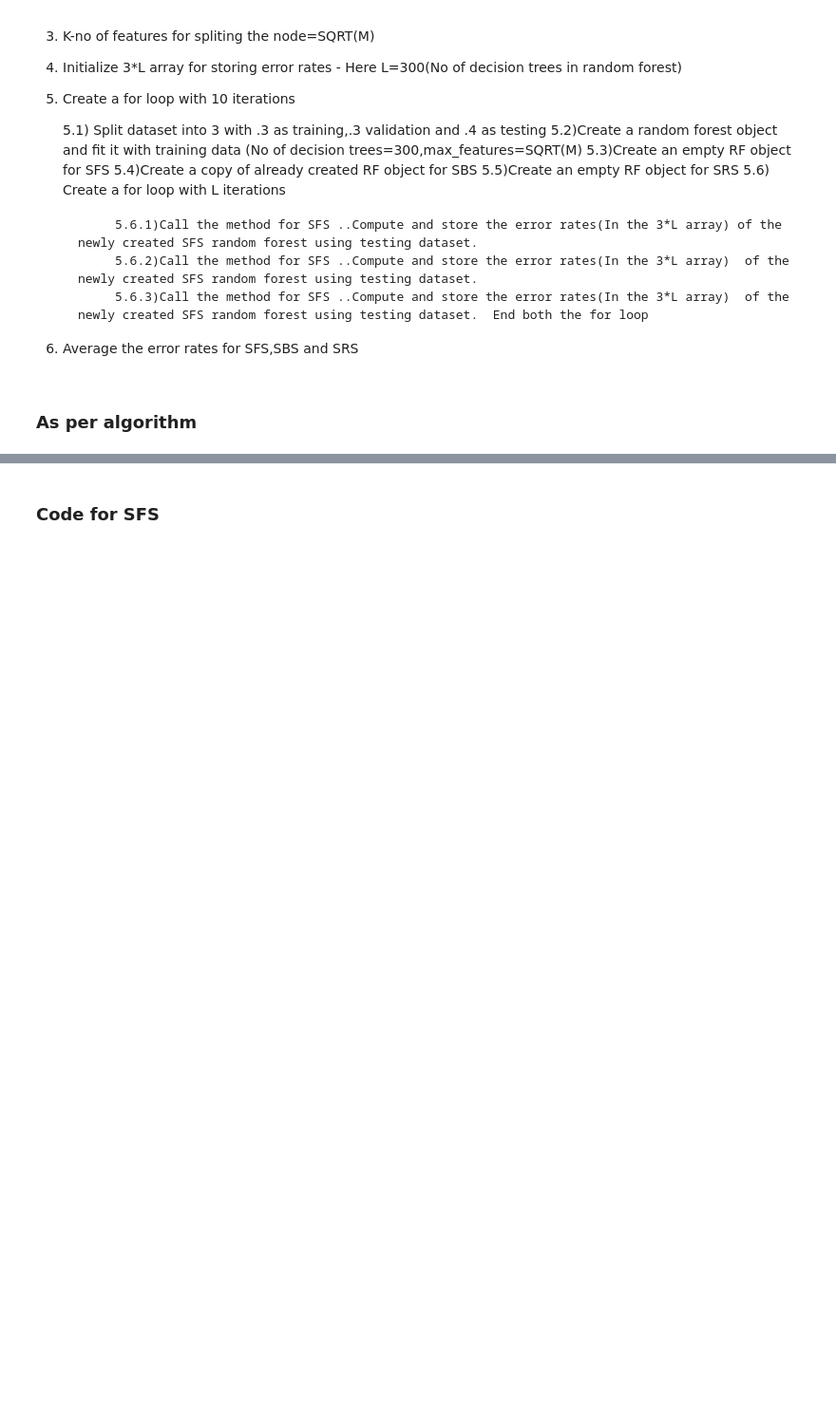
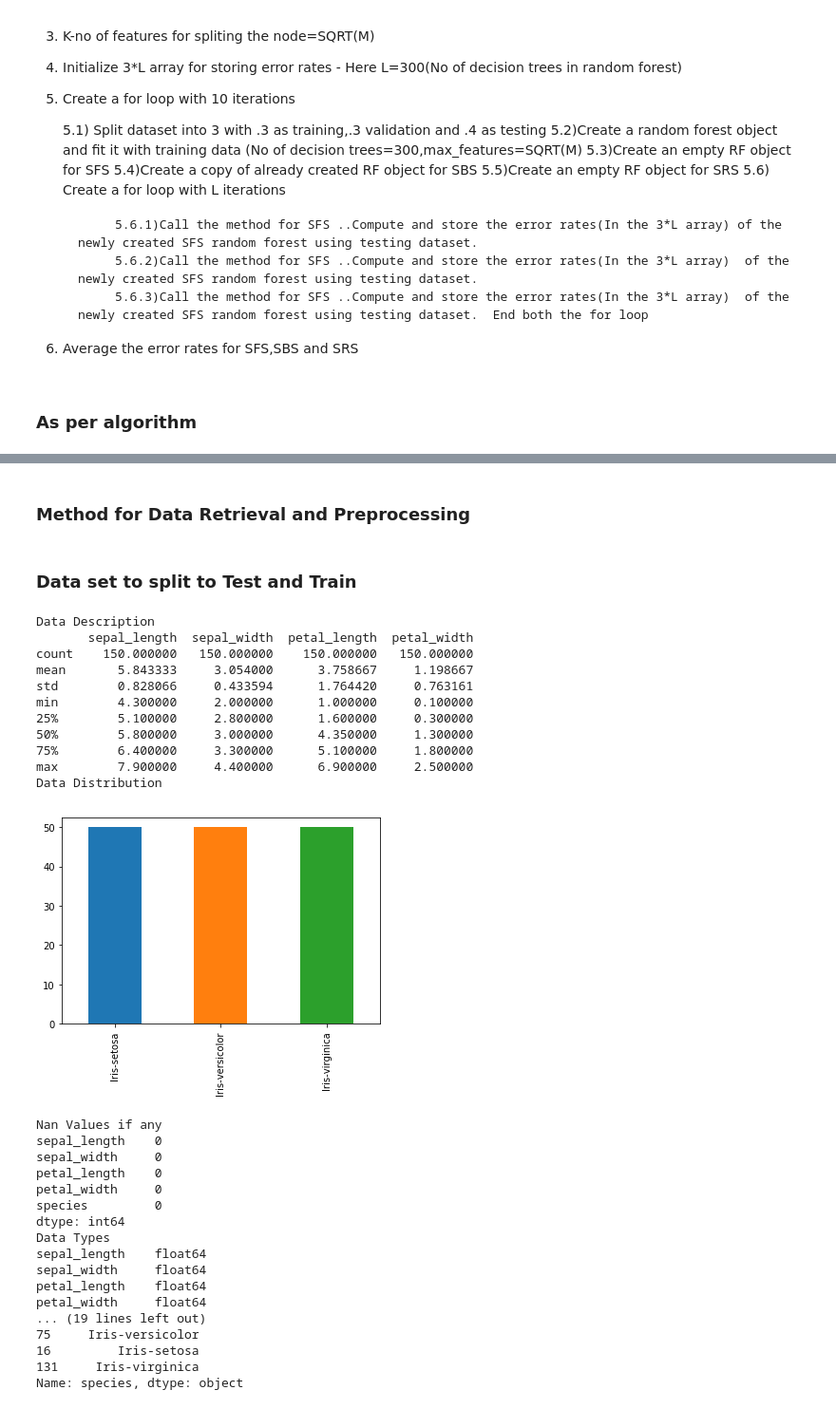
Before and after one commit to RoseMinu/Random-Forest-Pruning-Techniques, a Jupyter notebook: Research Paper Implementation/2_On_Selection_Of_Decision_Trees_In_Random_Forest.ipynb, the cells around one changed output, grey strips where cells are left out. Shown at 95% size. Drawn from its saved outputs; the diff is of its cells as text; code cells hidden in the pictures; blank space fills up the shorter version.

Commit message:
Modifications made
Notebook works without any .. Double checked with different datasets

```diff
--- a/Research Paper Implementation/2_On_Selection_Of_Decision_Trees_In_Random_Forest.ipynb
+++ b/Research Paper Implementation/2_On_Selection_Of_Decision_Trees_In_Random_Forest.ipynb
@@ -76,0 +269,4 @@ def data_split():
+# %% [markdown]
+### Method for Data Retrieval and Preprocessing
+# %% [markdown]
+### Data set to split to Test and Train
@@ -77,2 +311,50 @@ def data_split():
+# %%
+
+# #Data Set Reading
+# # list for column headers
+# names = ['Preg', 'Plas', 'Pres', 'Skin', 'Test', 'Mass', 'Pedi', 'Age', 'Class']
+# df = pd.read_csv("https://raw.githubusercontent.com/jbrownlee/Datasets/master/pima-indians-diabetes.data.csv",names=names)
+# global N,M
+# N,M=df.shape
+# df.head()
+# #To convert into Target and Attributes
+# X_Data = df.drop("Class", axis=1)
+# y_Target = df["Class"]
+# print(N,M)
+# print(X_Data.shape)
+
+#Titanic Data
+X_Data,y_Target=get_IrisData()
+N,M=X_Data.shape
+# %% [output]
+Data Description
+       sepal_length  sepal_width  petal_length  petal_width
+count    150.000000   150.000000    150.000000   150.000000
+mean       5.843333     3.054000      3.758667     1.198667
+std        0.828066     0.433594      1.764420     0.763161
+min        4.300000     2.000000      1.000000     0.100000
+25%        5.100000     2.800000      1.600000     0.300000
+50%        5.800000     3.000000      4.350000     1.300000
+75%        6.400000     3.300000      5.100000     1.800000
+max        7.900000     4.400000      6.900000     2.500000
+Data Distribution
+[figure, added]
+Nan Values if any
+sepal_length    0
+sepal_width     0
+petal_length    0
+petal_width     0
+species         0
+dtype: int64
+Data Types
+sepal_length    float64
+sepal_width     float64
+petal_length    float64
+petal_width     float64
+... (19 lines left out)
+75     Iris-versicolor
+16         Iris-setosa
+131     Iris-virginica
+Name: species, dtype: object
 # %%
 # number of decision trees
@@ -106,2 +391,0 @@ for i in range(10):
-# %% [markdown]
-### Code for SFS
```
Also changed, not shown: parts of 25 cells of this notebook.
